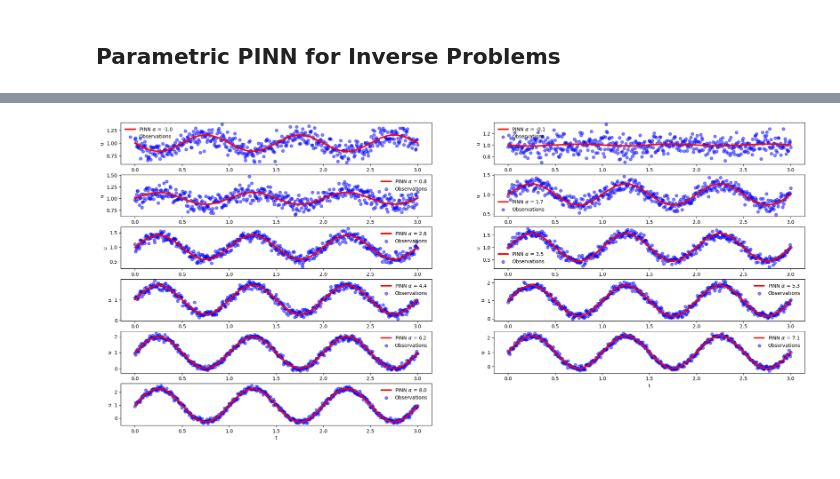
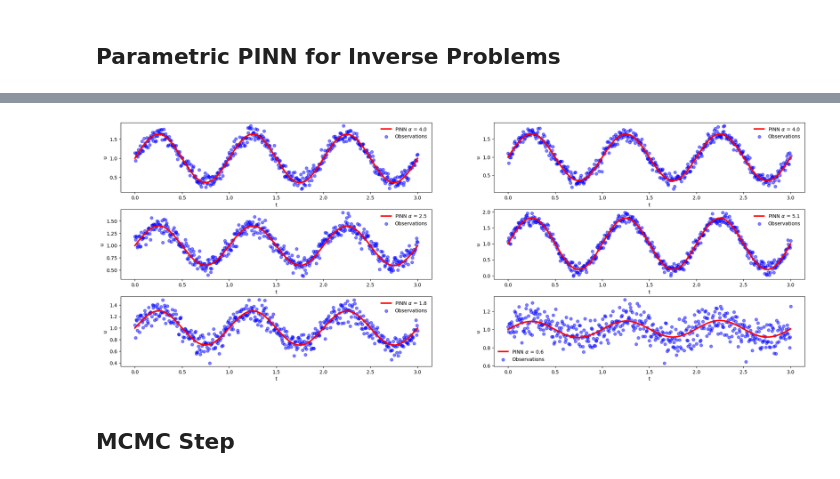
Before and after one commit to ChristianJzB/Projects, a Jupyter notebook: Physics _Informed_NN/8_ODE_Surrogate.ipynb, the cells around one changed output, grey strips where cells are left out. Cells and saved outputs as stored; diff of their text form; code cells hidden in the pictures.

Commit message:
MCMC succes

```diff
--- a/Physics _Informed_NN/8_ODE_Surrogate.ipynb
+++ b/Physics _Informed_NN/8_ODE_Surrogate.ipynb
@@ -106,8 +107,8 @@ def samples_space(size,maxl):
     t_f_train = lhs(1, size)*maxl
     return t_f_train
 
-def samples_param(min,max,size = 100, div = 6):
-    return min + (max - min)*((np.random.randint(0,div + 1,size = size) )/(div))
+def samples_param(min,max,size = 100):
+    return min + np.random.rand(size)*max
 # %%
 def train(epochs, pinn,loss,optimizer,size,maxl,minp,maxp):
 
@@ -151,11 +152,11 @@ def train(epochs, pinn,loss,optimizer,size,maxl,minp,maxp):
     itr_loss += loss_val.item()
 # %%
 # Number of observations
-epochs = 100
+epochs = 150
 nobs = 2000
 lr = 0.01
 
-min_param , max_param = -1, 8
+min_param , max_param = 0, 10
 
 space = 3
 
@@ -208,36 +207,36 @@ def test_set(max_space,obs,param,mean,std):
 # %%
 import matplotlib.pyplot as plt
 from matplotlib import cm
 
 
-param_trained =  np.unique(samples_param(min_param , max_param,div=10))
+param_trained =  samples_param(min_param , max_param,6)
 
 
 # Plotting
-fig = plt.figure(figsize=(25,15))
+fig = plt.figure(figsize=(25,25))
 plt.subplots_adjust(hspace=0.25)
 
 for n,pr in enumerate(param_trained):
 
     t, noise_sol_test = test_set(ns,500,pr,mean,std)
 
     data_test = np.hstack((t.flatten()[:,None], np.ones_like(t).flatten()[:,None]*(pr)))
-
-    u_pred = model(torch.tensor(data_test).float()).detach().cpu().numpy()
 
     u_pred = model(torch.tensor(data_test).float()).detach().cpu().numpy()
 
     plt.subplot(8, 2, n + 1)
 
     plt.plot(t, u_pred, label = fr"PINN $\alpha$ = {pr:.1f}", color = "red",linewidth = '3')
 
     plt.scatter(t,noise_sol_test, label = "Observations",color= "blue",alpha = 0.5)
 
     plt.xlabel("t")
     plt.ylabel("u")
     plt.legend(frameon=False)
 # %% [output]
-[figure, old version]
+[figure, new version]
+# %% [markdown]
+## MCMC Step
 # %%
 def log_prior_alpha(alpha): #function to evaluate prior pdf of given parameters
     return norm.logpdf(alpha,loc = 0,scale = 1.5)
```
Also changed, not shown: parts of 16 cells of this notebook, 1 other file.
